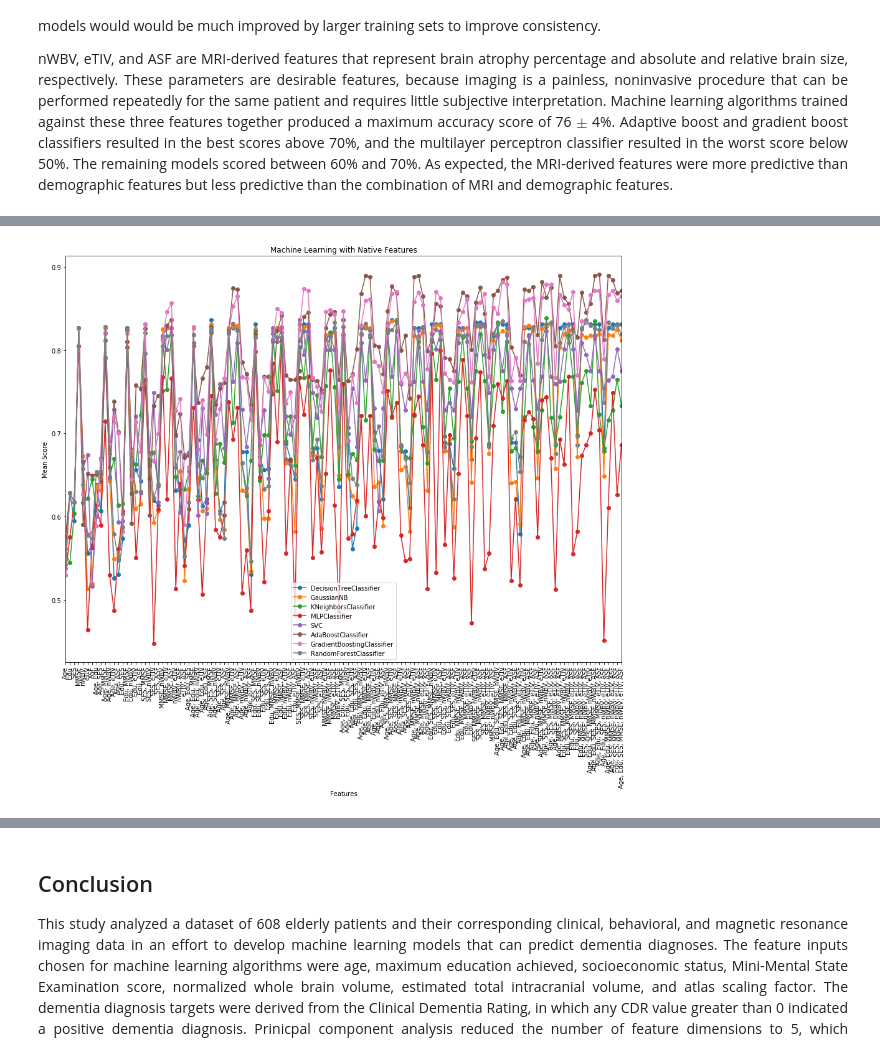
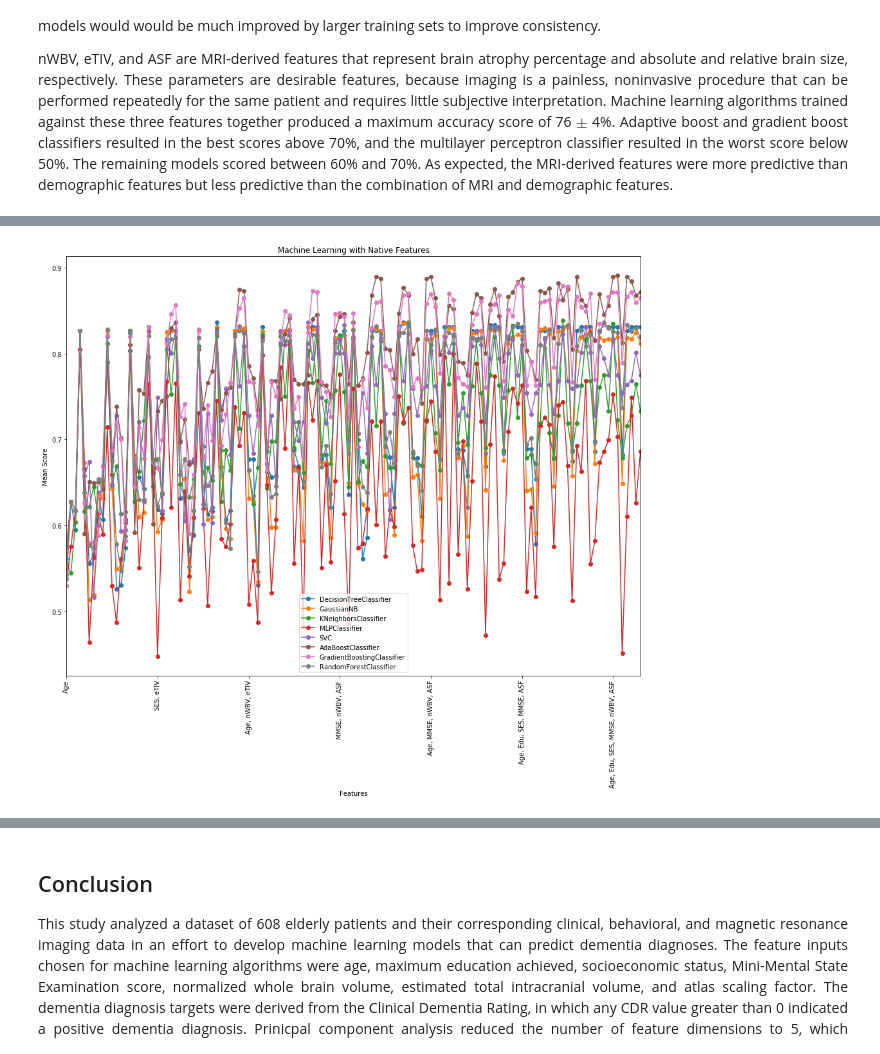
Before and after one commit to markcapece/dementia, a Jupyter notebook: MRI_and_Alzheimers.ipynb, the cells around one changed output, grey strips where cells are left out. Saved outputs shown, nothing was run; the diff lists cells and outputs as text; code cells hidden in the pictures.

```diff
--- a/MRI_and_Alzheimers.ipynb
+++ b/MRI_and_Alzheimers.ipynb
@@ -600 +250,15 @@ pkld_pc_full_mean = pd.read_pickle('190812_pc_mean.pkl')
+# %%
+# Machine learning in principal component frame
+# --Create Analysis object
+pc_analysis = Analysis(pc_data, pc_features, targets, scale=False)
+
+# --Load saved PKL results; if results don't exist, run ml_table to generate results
+try:
+    pkld_pc_full = pd.read_pickle('PKLs/190812_pc.pkl')
+    pkld_pc_full_mean = pd.read_pickle('PKLs/190812_pc_mean.pkl')
+except FileNotFoundError:
+    pc_analysis_full = pc_analysis.ml_table(models=model_list, array='acc')
+    pc_analysis_full.to_pickle('PKLs/190812_pc.pkl')
+    pkld_pc_full_mean = pkld_pc_full.xs('mean', level=1).astype('float64')
+    pkld_pc_full_mean.to_pickle('PKLs/190812_pc_mean.pkl')
 # %%
@@ -645,10 +306,0 @@ pkld_raw_full.loc['nWBV, eTIV, ASF']
-# %%
-# Save complete and mean value tables as PKL
-
-pkld_raw_full = pd.read_pickle('190812_raw.pkl')
-
-# pkld_raw_full_mean = pkld_raw_full.xs('mean', level=1).astype('float64')
-
-# pkld_raw_full_mean.to_pickle('190812_raw_mean.pkl')
-
-pkld_raw_full_mean = pd.read_pickle('190812_raw_mean.pkl')
@@ -687,0 +307,11 @@ RandomForestClassifier        : SES, MMSE, nWBV, eTIV, ASF     (0.837)
+# %%
+# Machine learning in native feature frame
+# --Load saved PKL results; if results don't exist, run ml_table to generate results
+try:
+    pkld_raw_full = pd.read_pickle('PKLs/190812_raw.pkl')
+    pkld_raw_full_mean = pd.read_pickle('PKLs/190812_raw_mean.pkl')
+except FileNotFoundError:
+    raw_analysis_full = analysis.ml_table(models=model_list, array='combo')
+    raw_analysis_full.to_pickle('PKLs/190812_raw.pkl')
+    pkld_raw_full_mean = pkld_pc_full.xs('mean', level=1).astype('float64')
+    pkld_raw_full_mean.to_pickle('PKLs/190812_raw_mean.pkl')
@@ -688,12 +337,12 @@ RandomForestClassifier        : SES, MMSE, nWBV, eTIV, ASF     (0.837)
 # %%
-pkld_raw_full_mean.plot(style='o-')
-plt.xticks(range(len(pkld_raw_full_mean.index)),
-           pkld_raw_full_mean.index,
-           rotation=90)
+# Plot ML result
+fig, ax = plt.subplots(figsize=(16, 12))
+pkld_raw_full_mean.plot(style='o-', ax=ax)
+plt.xticks(rotation=90)
 plt.title('Machine Learning with Native Features')
 plt.ylabel('Mean Score')
 plt.xlabel('Features')
 plt.legend(loc='best')
 plt.show()
 # %% [output]
-[figure, old version]
+[figure, new version]
```
Also changed, not shown: parts of 64 cells of this notebook, 14 other files.
